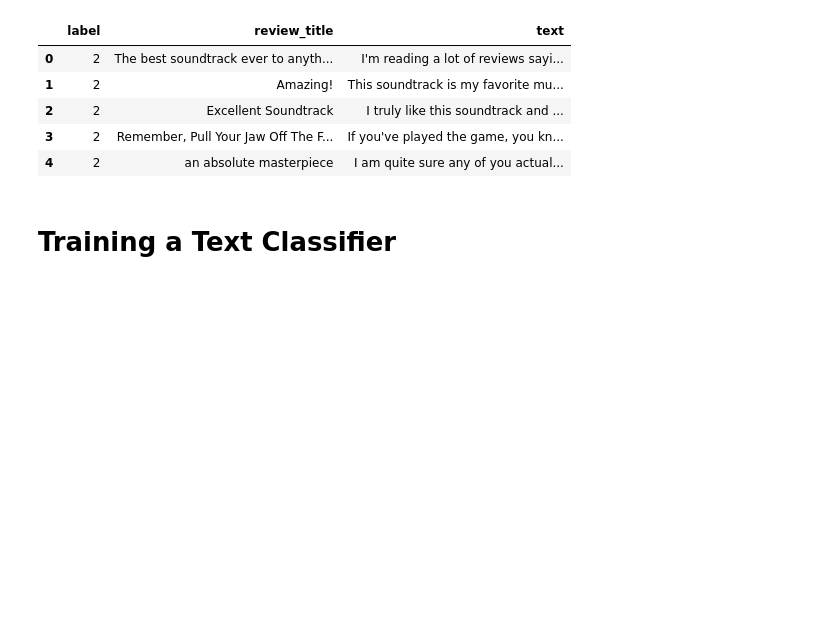
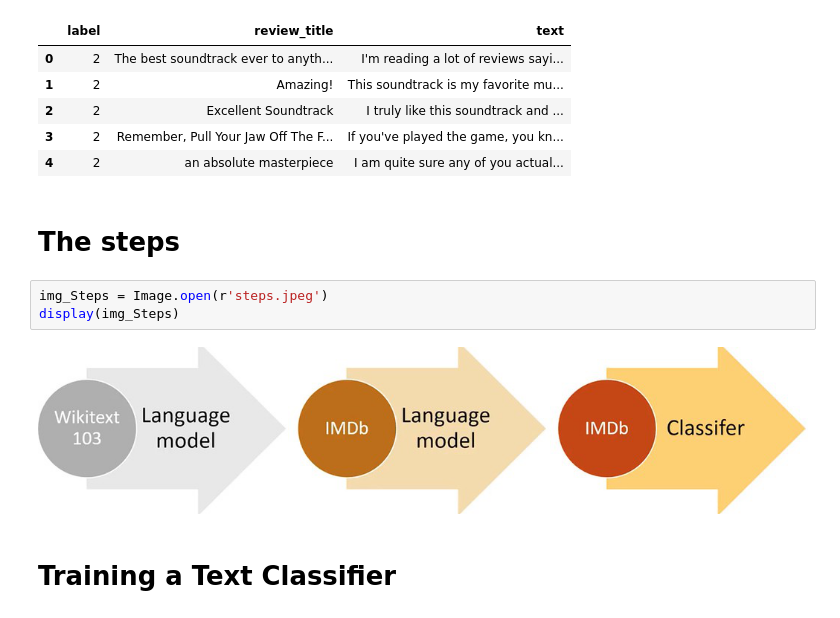
Before and after one commit to Orjanen/mini-prosjekt-5-sentiment, a Jupyter notebook: LikeItOrNot?.ipynb, the cells around one changed output. Saved outputs shown, nothing was run; the diff lists cells and outputs as text; blank space fills up the shorter version.

Commit message:
added steps img

```diff
--- a/LikeItOrNot?.ipynb
+++ b/LikeItOrNot?.ipynb
@@ -41,6 +41,13 @@ train.head()
 | 2 | 2 | Excellent Soundtrack | I truly like this soundtrack and ... |
 | 3 | 2 | Remember, Pull Your Jaw Off The F... | If you've played the game, you kn... |
 | 4 | 2 | an absolute masterpiece | I am quite sure any of you actual... |
+# %% [markdown]
+# The steps
+# %%
+img_Steps = Image.open(r'steps.jpeg')
+display(img_Steps)
+# %% [output]
+[figure, added]
 # %% [markdown]
 # Training a Text Classifier
 # %%
```
